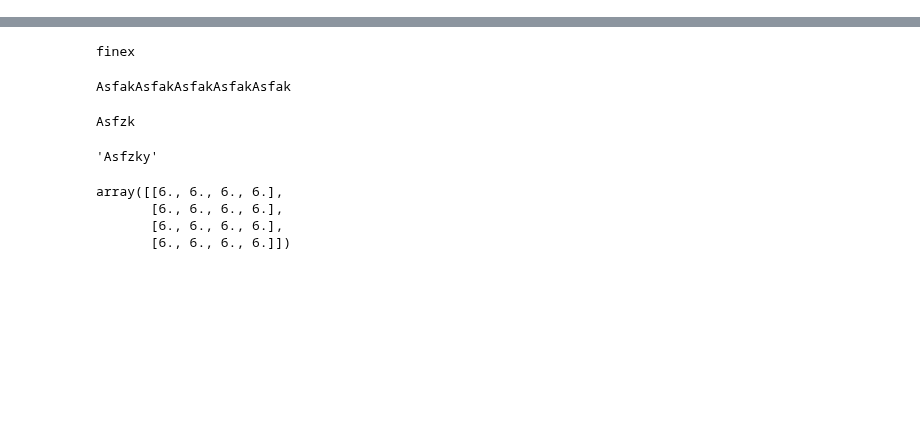
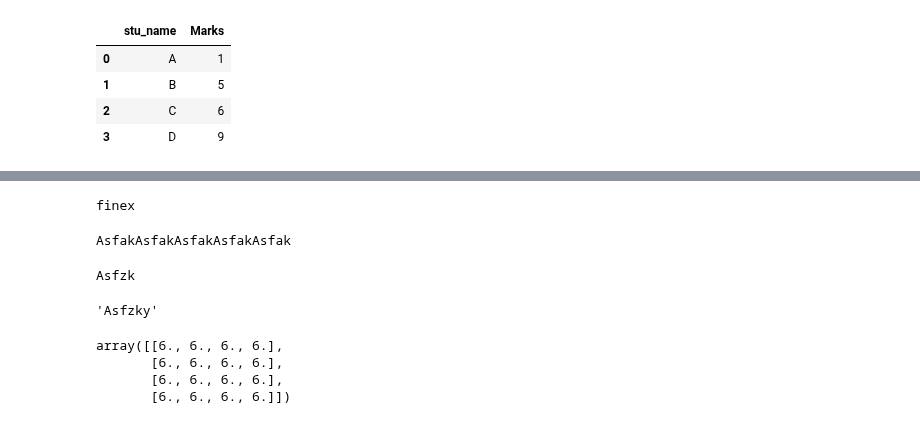
Before and after one commit to Asfak21/Python-Practice, a Jupyter notebook: Python_Practice.ipynb, the cells around one changed output, grey strips where cells are left out. Cells and saved outputs as stored; diff of their text form; code cells hidden in the pictures; blank space fills up the shorter version.

```diff
--- a/Python_Practice.ipynb
+++ b/Python_Practice.ipynb
@@ -18,0 +41,15 @@ df
+# %%
+import pandas as pd
+
+name = ['A','B','C','D']
+marks = ['1','5','6','9']
+
+data = {'stu_name':name, 'Marks':marks}
+df=pd.DataFrame(data)
+df
+# %% [output]
+|  | stu_name | Marks |
+| 0 | A | 1 |
+| 1 | B | 5 |
+| 2 | C | 6 |
+| 3 | D | 9 |
```
Also changed, not shown: parts of 6 cells of this notebook.
